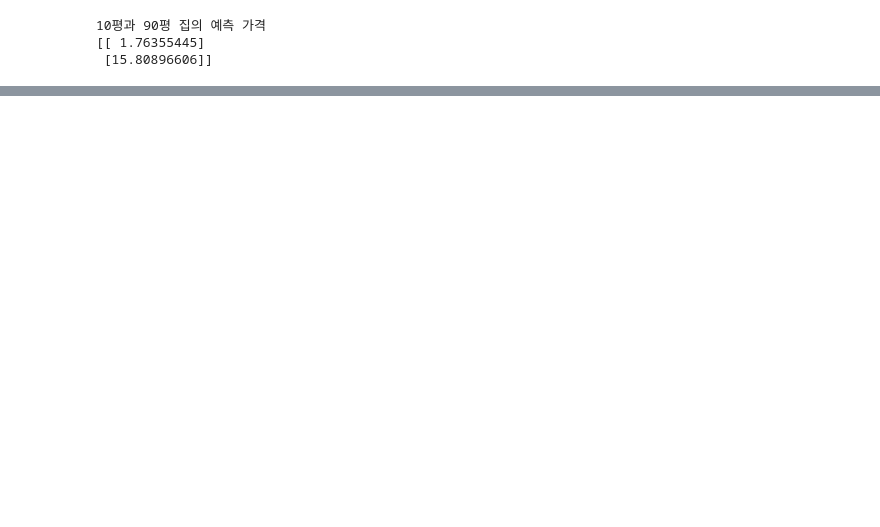
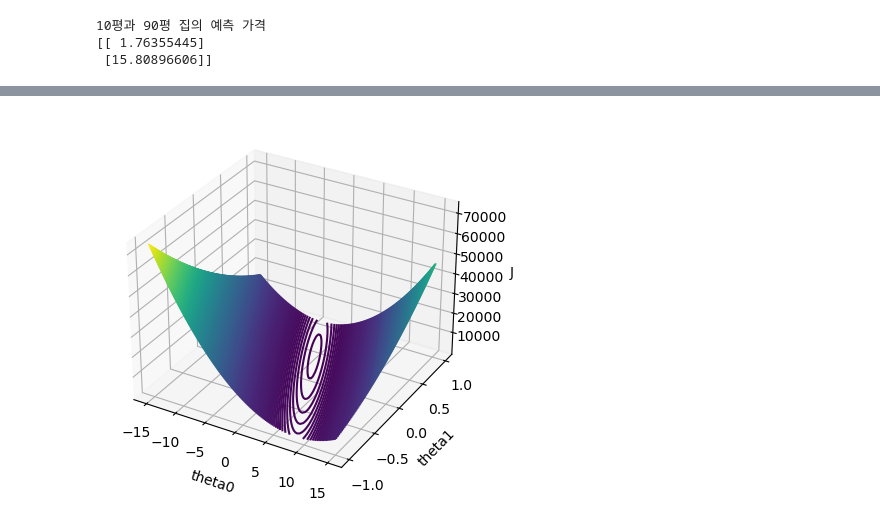
Before and after one commit to Hepheir/smu-HAEM0016-Artificial-Intelligence, a Jupyter notebook: 선형 회귀.ipynb, the cells around one changed output, grey strips where cells are left out. Cells and saved outputs as stored; diff of their text form; code cells hidden in the pictures; blank space fills up the shorter version.

```diff
--- a/선형 회귀.ipynb
+++ b/선형 회귀.ipynb
@@ -73,0 +130,37 @@ print(y_predict)
+# %%
+def ComputeJ(t0, t1, X, y):
+    m = len(X)
+    X_b = np.c_[np.ones((m, 1)), X]
+    theta = np.array([t0, t1])
+
+    cost_vector = X_b.dot([t0, t1]) - y
+    cost_vector = cost_vector.reshape(-1)
+
+    cost2 = np.square(cost_vector)
+    cost_sum = np.sum(cost2) / (2*m)
+
+    return cost_sum
+# %%
+d = 100
+
+s = 1.0
+theta0 = np.linspace(-15*s, 15*s, d)
+theta1 = np.linspace(-1.0*s, 1*s, d)
+
+J = np.ones((d,d))
+for i, t0 in enumerate(theta0):
+    for j, t1 in enumerate(theta1):
+        cost = ComputeJ(t0, t1, X, y)
+        J[i,j] = cost
+# %%
+pX, pY = np.meshgrid(theta0, theta1)
+
+fig = plt.figure()
+ax = plt.axes(projection='3d')
+ax.contour3D(pX, pY, J, 300, cmap='viridis')
+ax.set_xlabel('theta0')
+ax.set_ylabel('theta1')
+ax.set_zlabel('J')
+plt.show()
+# %% [output]
+[figure, added]
```
Also changed, not shown: parts of 14 cells of this notebook.
